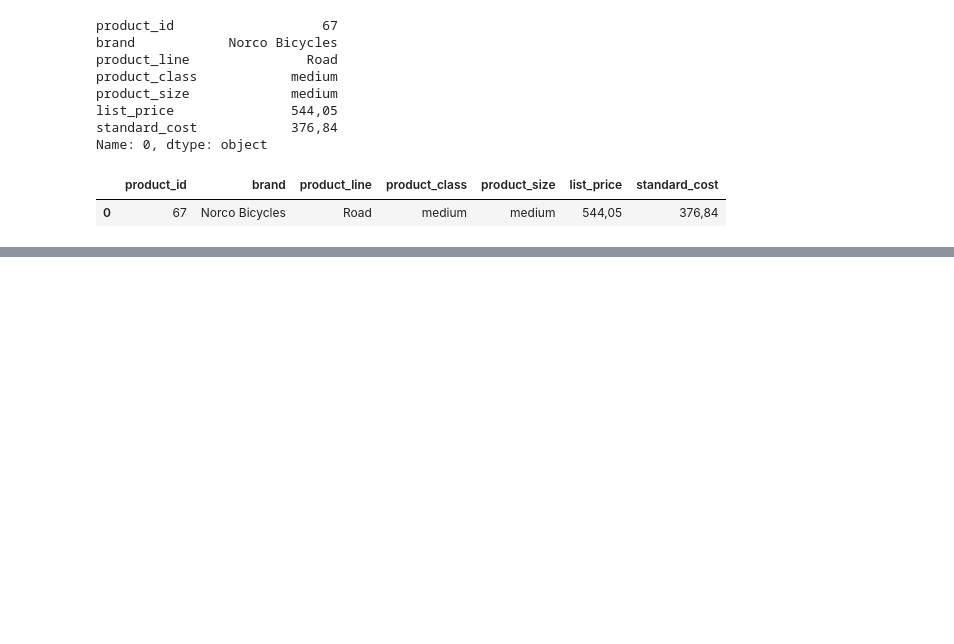
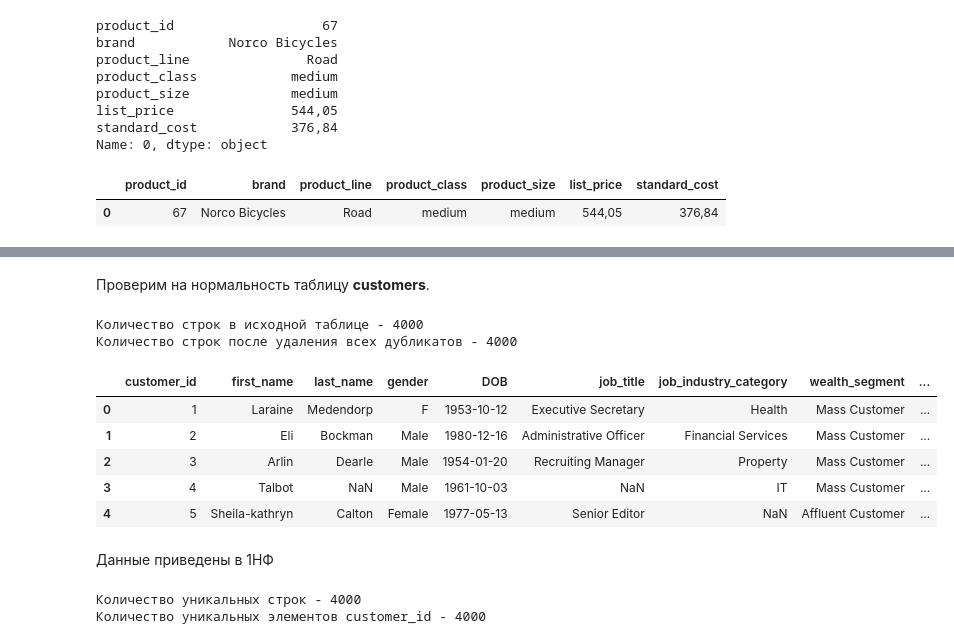
Before and after one commit to zinkin-s/DSPS, a Jupyter notebook: homework_1/homework_1.ipynb, the cells around one changed output, grey strips where cells are left out. Drawn from its saved outputs; the diff is of its cells as text; code cells hidden in the pictures; blank space fills up the shorter version.

```diff
--- a/homework_1/homework_1.ipynb
+++ b/homework_1/homework_1.ipynb
@@ -210,0 +230,39 @@ cond_2
+# %% [markdown]
+Проверим на нормальность таблицу **customers**.
+# %%
+# Поиск дубликатов
+n_rows = customers.shape[0]
+n_rows_wo_duplicates = customers.drop_duplicates().shape[0]
+
+
+print(f'Количество строк в исходной таблице - {n_rows}')
+print(f'Количество строк после удаления всех дубликатов - {n_rows_wo_duplicates}')
+# %% [output]
+Количество строк в исходной таблице - 4000
+Количество строк после удаления всех дубликатов - 4000
+# %%
+# Разобьем поле address на 2 поля поле address
+
+customers['street'] = customers.address.apply(lambda x: ' '.join(x.split()[1::]))
+customers['building'] = customers.address.apply(lambda x: int(x.split()[0]))
+
+customers.drop(columns=['address'], inplace=True)
+
+customers.head()
+# %% [output]
+|  | customer_id | first_name | last_name | gender | DOB | job_title | job_industry_category | wealth_segment | ... |
+| 0 | 1 | Laraine | Medendorp | F | 1953-10-12 | Executive Secretary | Health | Mass Customer | ... |
+| 1 | 2 | Eli | Bockman | Male | 1980-12-16 | Administrative Officer | Financial Services | Mass Customer | ... |
+| 2 | 3 | Arlin | Dearle | Male | 1954-01-20 | Recruiting Manager | Property | Mass Customer | ... |
+| 3 | 4 | Talbot | NaN | Male | 1961-10-03 | NaN | IT | Mass Customer | ... |
+| 4 | 5 | Sheila-kathryn | Calton | Female | 1977-05-13 | Senior Editor | NaN | Affluent Customer | ... |
+# %% [markdown]
+Данные приведены в 1НФ
+# %%
+# Проверка customer_id на уникальность
+
+print(f'Количество уникальных строк - {n_rows}')
+print(f'Количество уникальных элементов customer_id - {customers.customer_id.nunique()}')
+# %% [output]
+Количество уникальных строк - 4000
+Количество уникальных элементов customer_id - 4000
```
Also changed, not shown: parts of 13 cells of this notebook, 2 other files.
